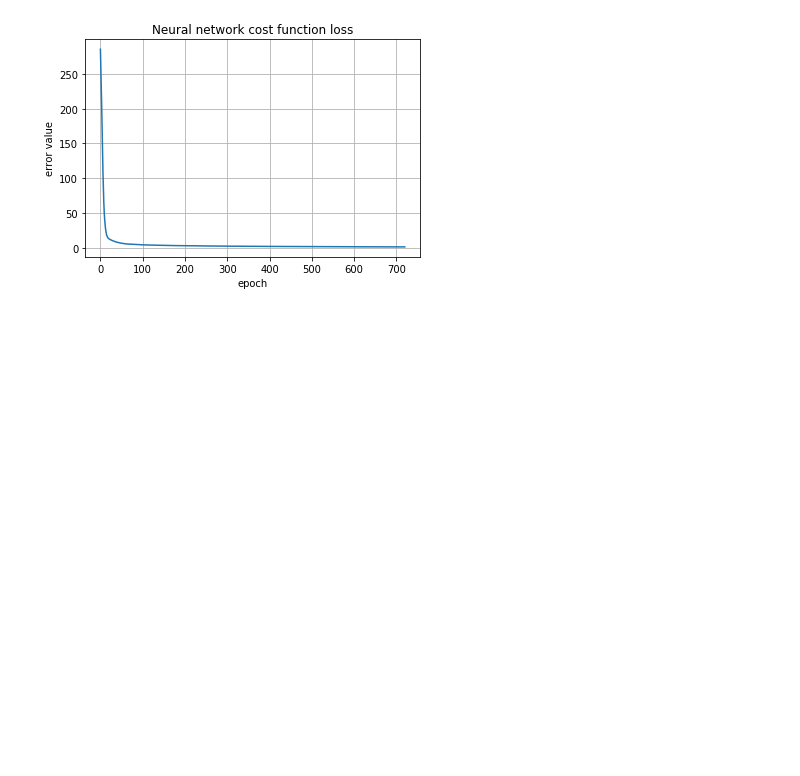
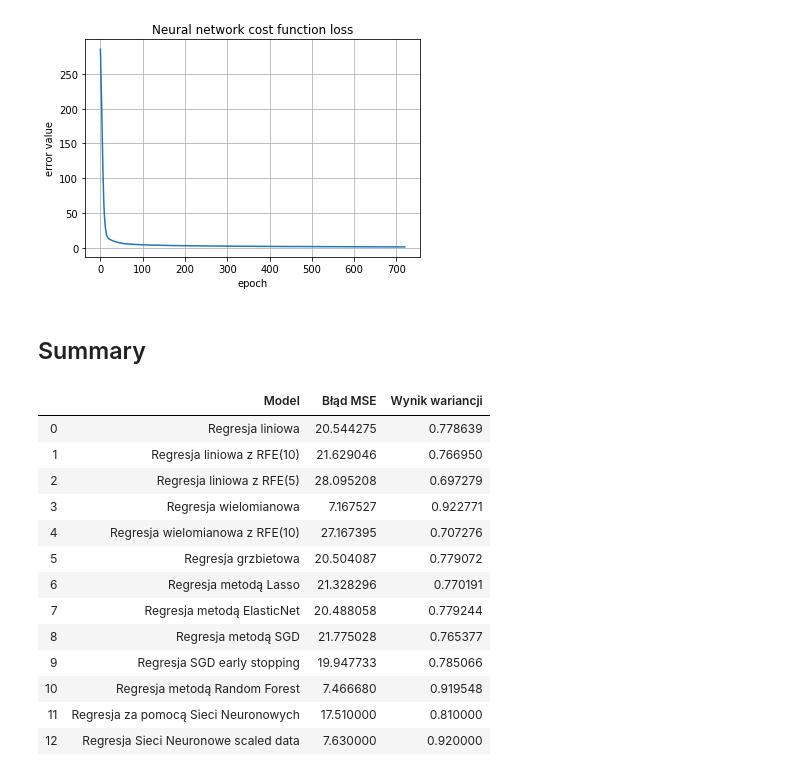
Before and after one commit to marek-dalida/KWD-Projekt, a Jupyter notebook: Boston.ipynb, the cells around one changed output. Drawn from its saved outputs; the diff is of its cells as text; code cells hidden in the pictures; blank space fills up the shorter version.

Commit message:
add summary table

```diff
--- a/Boston.ipynb
+++ b/Boston.ipynb
@@ -667,6 +715,10 @@ mse = mean_squared_error(ytest, nn_pred)
 print("Mean Square Error : %.2f " % mse)
 vs = r2_score(ytest, nn_pred)
 print('Variance score: %.2f' % vs)
+
+methods.append("Regresja za pomocą Sieci Neuronowych")
+mse_scores.append(mse)
+r2_scores.append(vs)
 # %% [output]
 [figure]
 Mean Square Error : 17.51
@@ -691,6 +743,11 @@ mse = mean_squared_error(y_test, nn_pred)
 print("Mean Square Error : %.2f " % mse)
 vs = r2_score(y_test, nn_pred)
 print('Variance score: %.2f' % vs)
+
+
+methods.append("Regresja Sieci Neuronowe scaled data")
+mse_scores.append(mse)
+r2_scores.append(vs)
 # %% [output]
 [figure]
 Mean Square Error : 7.63
@@ -752,3 +809,35 @@ plt.title('Neural network cost function loss')
 plt.xlabel('epoch'); plt.ylabel('error value'); plt.grid();
 # %% [output]
 [figure]
+# %% [markdown]
+## Summary
+# %%
+methods.append("Regresja za pomocą Sieci Neuronowych")
+mse_scores.append(17.51)
+r2_scores.append(0.81)
+
+methods.append("Regresja Sieci Neuronowe scaled data")
+mse_scores.append(7.63)
+r2_scores.append(0.92)
+# %%
+d = {'Model': methods,
+        'Błąd MSE': mse_scores,
+    'Wynik wariancji': r2_scores}
+# %%
+dataframe = pd.DataFrame(data = d)
+dataframe
+# %% [output]
+|  | Model | Błąd MSE | Wynik wariancji |
+| 0 | Regresja liniowa | 20.544275 | 0.778639 |
+| 1 | Regresja liniowa z RFE(10) | 21.629046 | 0.766950 |
+| 2 | Regresja liniowa z RFE(5) | 28.095208 | 0.697279 |
+| 3 | Regresja wielomianowa | 7.167527 | 0.922771 |
+| 4 | Regresja wielomianowa z RFE(10) | 27.167395 | 0.707276 |
+| 5 | Regresja grzbietowa | 20.504087 | 0.779072 |
+| 6 | Regresja metodą Lasso | 21.328296 | 0.770191 |
+| 7 | Regresja metodą ElasticNet | 20.488058 | 0.779244 |
+| 8 | Regresja metodą SGD | 21.775028 | 0.765377 |
+| 9 | Regresja SGD early stopping | 19.947733 | 0.785066 |
+| 10 | Regresja metodą Random Forest | 7.466680 | 0.919548 |
+| 11 | Regresja za pomocą Sieci Neuronowych | 17.510000 | 0.810000 |
+| 12 | Regresja Sieci Neuronowe scaled data | 7.630000 | 0.920000 |
```
Also changed, not shown: parts of 12 cells of this notebook.
